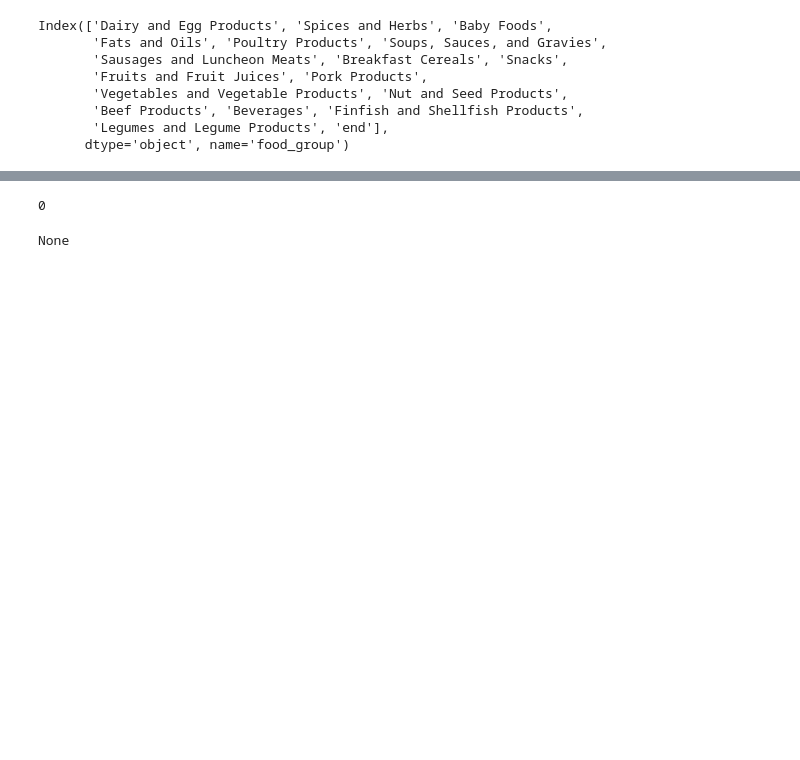
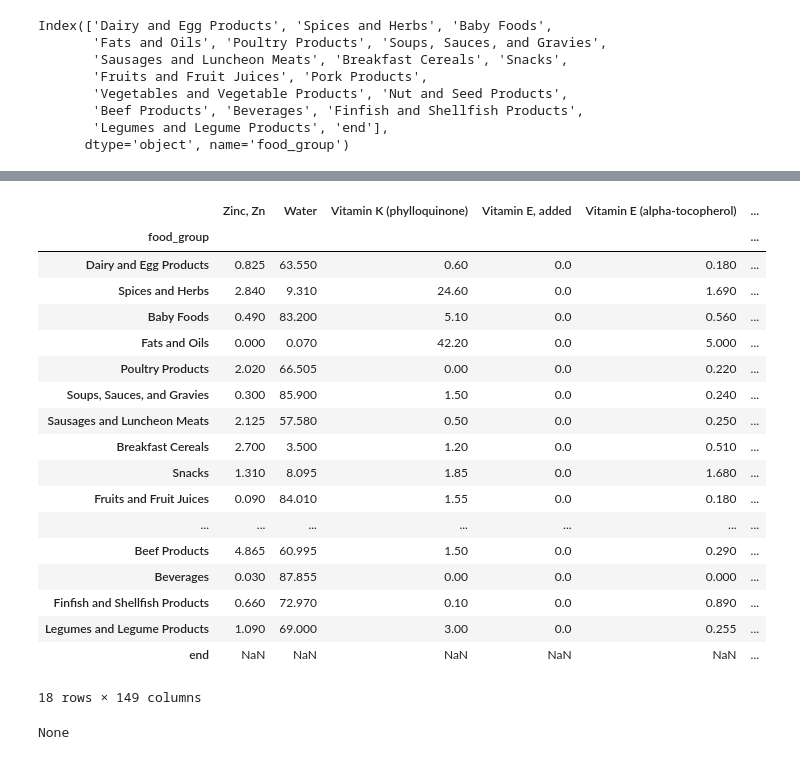
Before and after one commit to DavidMbelwa/thesis, a Jupyter notebook: Materials_and_methods.ipynb, the cells around one changed output, grey strips where cells are left out. Cells and saved outputs as stored; diff of their text form; code cells hidden in the pictures; blank space fills up the shorter version.

```diff
--- a/Materials_and_methods.ipynb
+++ b/Materials_and_methods.ipynb
@@ -1346,7 +1488,7 @@ There were too many foods, whose names were formatted differently, and the way I
 # %%
 # UPLOADING THE TABLE ABOVE AGAIN AFTER A LONG TIME
 
-nutritional_content_table = pd.read_csv("01. Clean Datasets/3. Condensed_Food_Composition_Table.csv")
+nutritional_content_table = pd.read_csv("01. Clean Datasets/Indicator_3/1_Condensed_Food_Composition_Table.csv")
 
 display(nutritional_content_table.head())
 # %% [output]
@@ -1483,7 +1632,23 @@ vegs.iloc[[0]].index.item()
 # %%
-n = int(input("Put a number: "))
-
-n
+display(nutrition_table)
 # %% [output]
+|  | Zinc, Zn | Water | Vitamin K (phylloquinone) | Vitamin E, added | Vitamin E (alpha-tocopherol) | ... |
+| food_group |  |  |  |  |  | ... |
+| Dairy and Egg Products | 0.825 | 63.550 | 0.60 | 0.0 | 0.180 | ... |
+| Spices and Herbs | 2.840 | 9.310 | 24.60 | 0.0 | 1.690 | ... |
+| Baby Foods | 0.490 | 83.200 | 5.10 | 0.0 | 0.560 | ... |
+| Fats and Oils | 0.000 | 0.070 | 42.20 | 0.0 | 5.000 | ... |
+| Poultry Products | 2.020 | 66.505 | 0.00 | 0.0 | 0.220 | ... |
+| Soups, Sauces, and Gravies | 0.300 | 85.900 | 1.50 | 0.0 | 0.240 | ... |
+| Sausages and Luncheon Meats | 2.125 | 57.580 | 0.50 | 0.0 | 0.250 | ... |
+| Breakfast Cereals | 2.700 | 3.500 | 1.20 | 0.0 | 0.510 | ... |
+| Snacks | 1.310 | 8.095 | 1.85 | 0.0 | 1.680 | ... |
+| Fruits and Fruit Juices | 0.090 | 84.010 | 1.55 | 0.0 | 0.180 | ... |
+| ... | ... | ... | ... | ... | ... | ... |
+| Beef Products | 4.865 | 60.995 | 1.50 | 0.0 | 0.290 | ... |
+| Beverages | 0.030 | 87.855 | 0.00 | 0.0 | 0.000 | ... |
+| Finfish and Shellfish Products | 0.660 | 72.970 | 0.10 | 0.0 | 0.890 | ... |
+| Legumes and Legume Products | 1.090 | 69.000 | 3.00 | 0.0 | 0.255 | ... |
+| end | NaN | NaN | NaN | NaN | NaN | ... |
-0
+18 rows × 149 columns
 # %%
```
Also changed, not shown: parts of 15 cells of this notebook, 5 other files.
